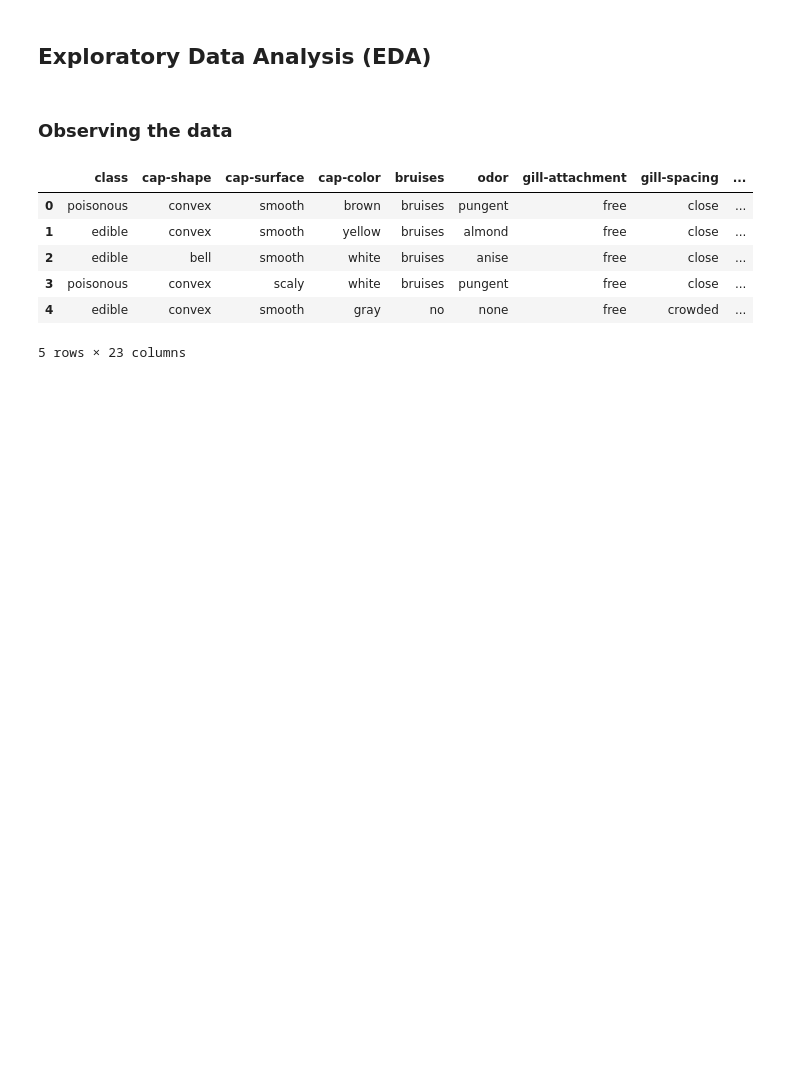
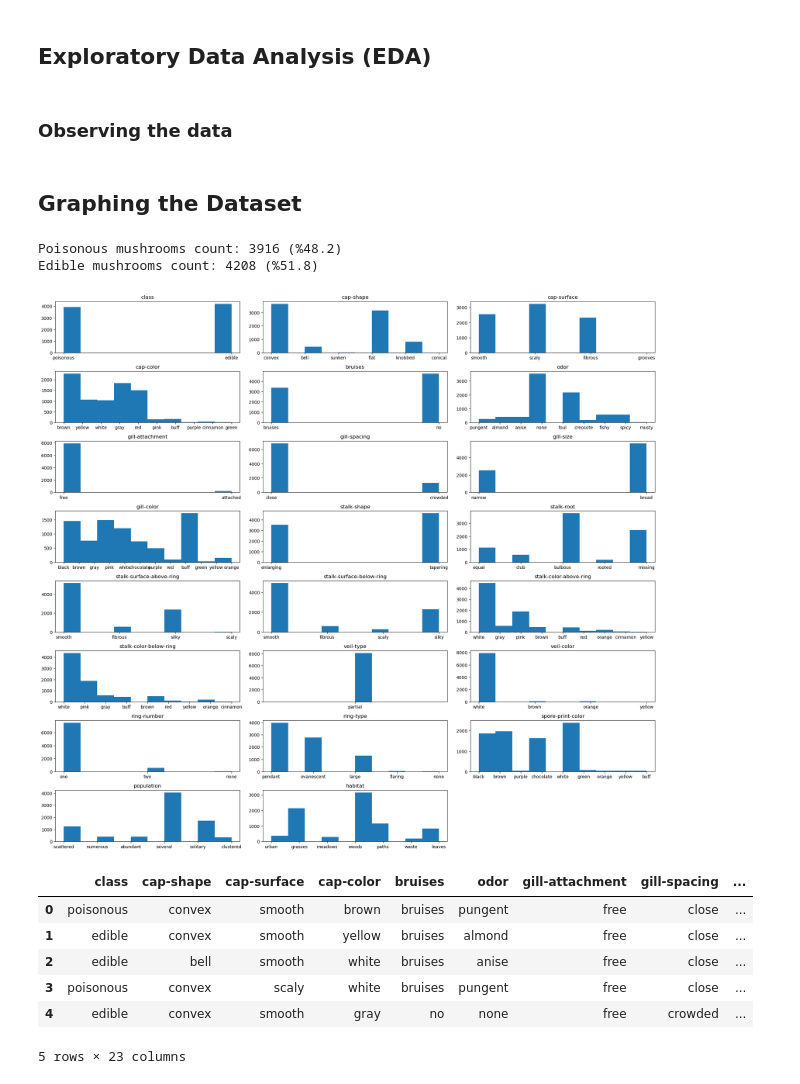
Before and after one commit to dharora/ECS171GroupProject, a Jupyter notebook: project.ipynb, the cells around one changed output. Cells and saved outputs as stored; diff of their text form; code cells hidden in the pictures; blank space fills up the shorter version.

Commit message:
Histogram plots + fix missing values code

```diff
--- a/project.ipynb
+++ b/project.ipynb
@@ -70,3 +67,28 @@ for col, attr in attr_map.items():
+# %% [markdown]
+## Graphing the Dataset
+# %%
+# Show target count
+df_target = df['class']
+p = df[df == 'poisonous'].count().sum()
+e = df[df == 'edible'].count().sum()
+total = df_target.value_counts().sum()
+print("Poisonous mushrooms count: {} (%{:.4})".format(p, (p/total) * 100))
+print("Edible mushrooms count: {} (%{:.4})".format(e, (e/total) * 100))
+
+# Plot histograms of features
+plt.figure(figsize=(20, 20))
+
+for n, i in enumerate(df.columns, 1):
+    plt.subplot(9, 3, n)
+    plt.title(f'{i}')
+    plt.hist(df[i])
+
+plt.tight_layout()
+plt.show()
+# %% [output]
+Poisonous mushrooms count: 3916 (%48.2)
+Edible mushrooms count: 4208 (%51.8)
+[figure, added]
 # %%
 # View head
 df.head()
```
Also changed, not shown: parts of 3 cells of this notebook.
